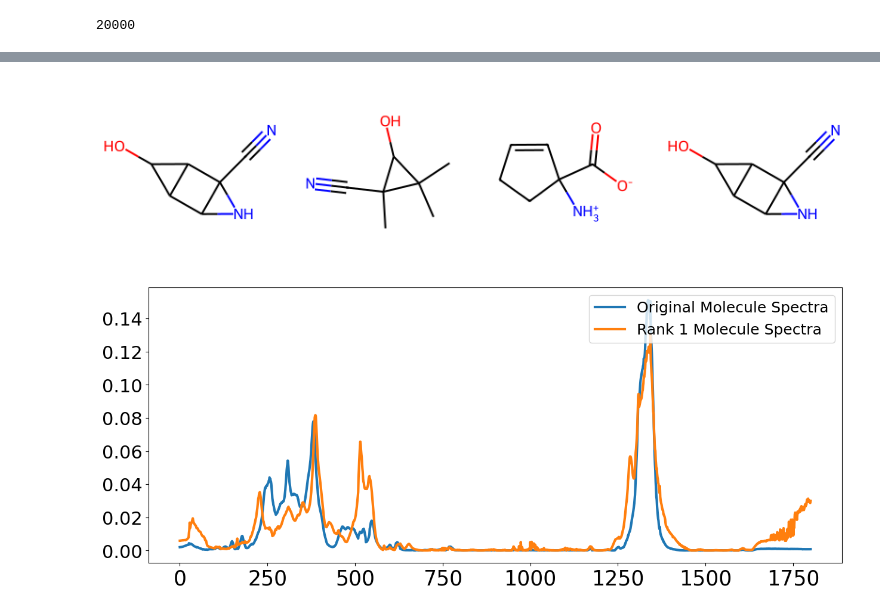
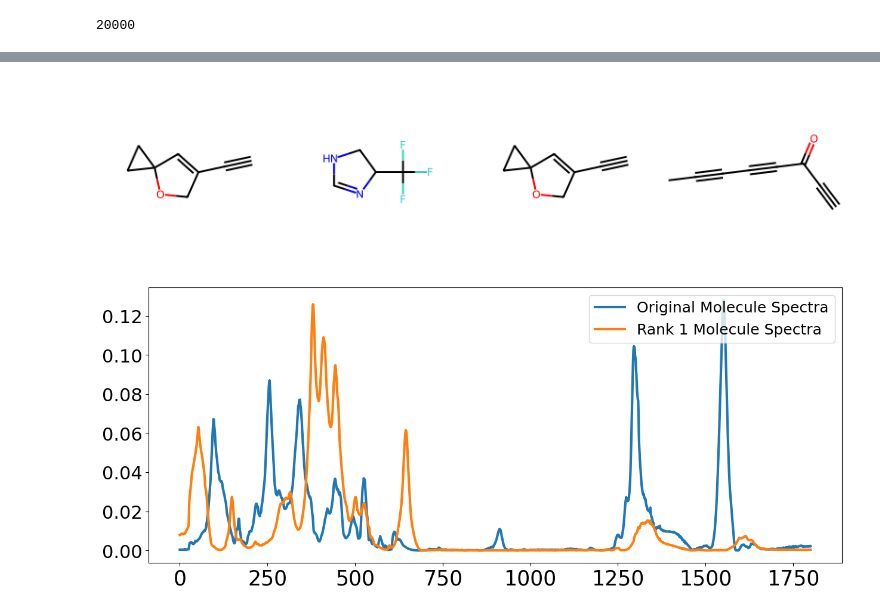
Before and after one commit to kganeshchandan/CLIP_FULL, a Jupyter notebook: visualizations_2.ipynb, the cells around one changed output, grey strips where cells are left out. Drawn from its saved outputs; the diff is of its cells as text; code cells hidden in the pictures.

```diff
--- a/visualizations_2.ipynb
+++ b/visualizations_2.ipynb
@@ -258,9 +258,9 @@ array([0.33333333, 0.29411765, 0.28571429, 0.28125   , 0.26666667,
 # %%
-anchor = 323
+anchor = 959
 imgs[anchor].save('rdkit_rank3_misalign.png')
 imgs[anchor]
 # %% [output]
-[figure, old version]
+[figure, new version]
 # %%
 import matplotlib.pyplot as plt
 %matplotlib inline
@@ -273,7 +273,7 @@ plt.yticks(fontsize=22)
 plt.legend(fontsize="18", loc="upper right")
 plt.savefig("misaligned_rank3_sim.png", dpi=300)
 # %% [output]
-[figure, old version]
+[figure, new version]
 # %%
 from rdkit import DataStructs
 from rdkit.Chem import rdMolDescriptors
```
Also changed, not shown: parts of 6 cells of this notebook, 6 other files.
